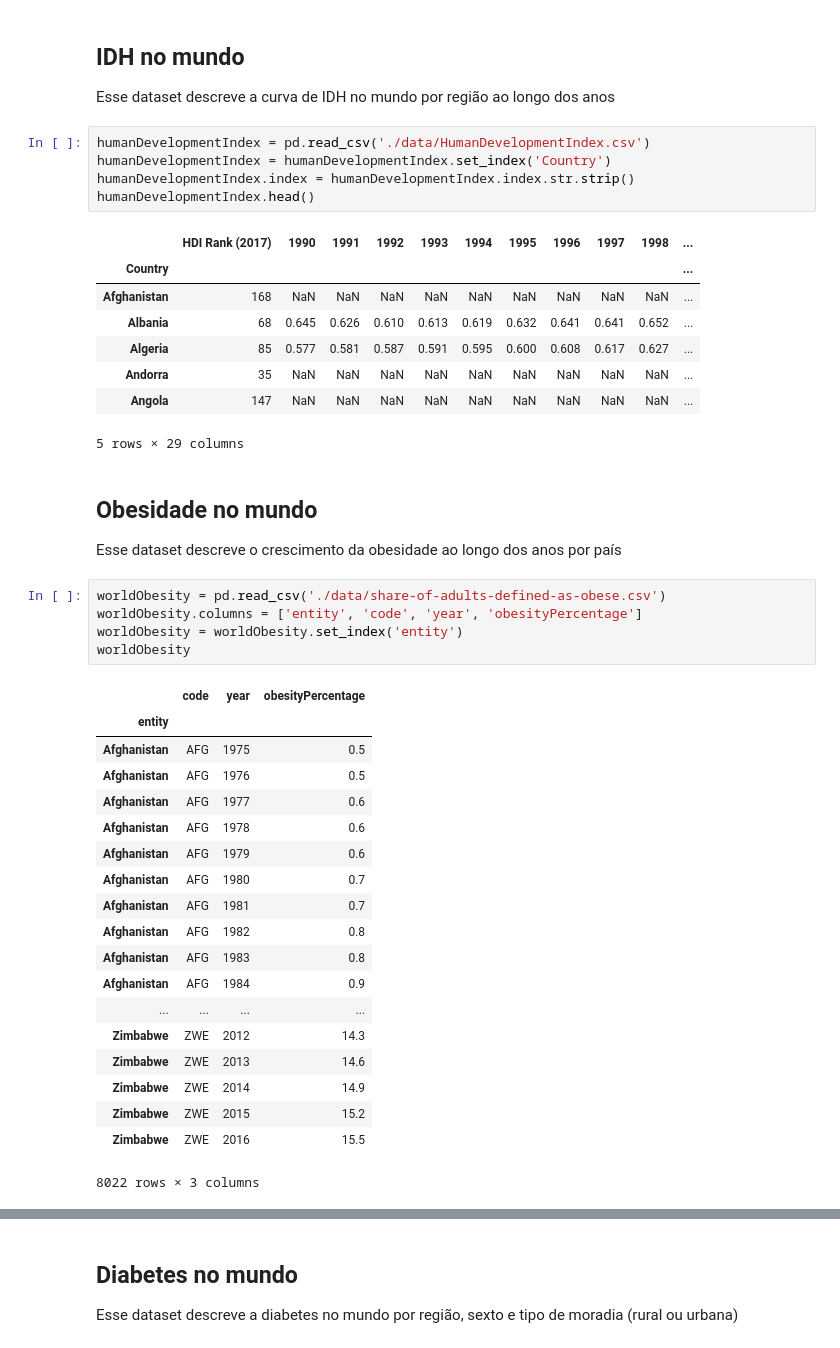
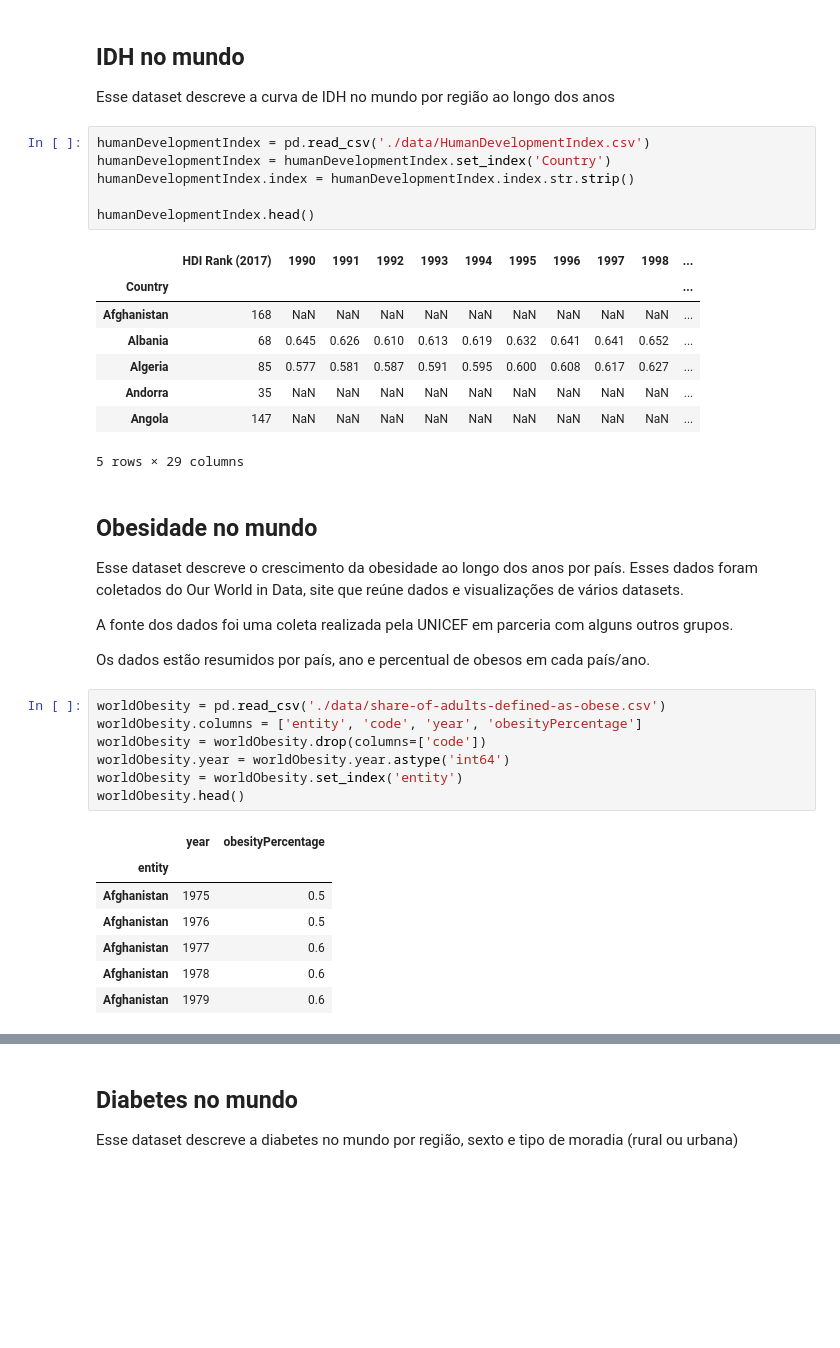
Before and after one commit to if1015-datascience-ufpe/2018-2-projeto-follow-up, a Jupyter notebook: src/Follow UP.ipynb, the cells around one changed output, grey strips where cells are left out. Saved outputs shown, nothing was run; the diff lists cells and outputs as text; blank space fills up the shorter version.

Commit message:
Adds some adjusts to the worldObesity and idh data pre-processment, and more details on world obesity dataset description

```diff
--- a/src/Follow UP.ipynb
+++ b/src/Follow UP.ipynb
@@ -17,6 +17,7 @@ Esse dataset descreve a curva de IDH no mundo por região ao longo dos anos
 humanDevelopmentIndex = pd.read_csv('./data/HumanDevelopmentIndex.csv')
 humanDevelopmentIndex = humanDevelopmentIndex.set_index('Country')
 humanDevelopmentIndex.index = humanDevelopmentIndex.index.str.strip()
+
 humanDevelopmentIndex.head()
 # %% [output]
 |  | HDI Rank (2017) | 1990 | 1991 | 1992 | 1993 | 1994 | 1995 | 1996 | 1997 | 1998 | ... |
@@ -27,32 +28,26 @@ humanDevelopmentIndex.head()
 | Andorra | 35 | NaN | NaN | NaN | NaN | NaN | NaN | NaN | NaN | NaN | ... |
 | Angola | 147 | NaN | NaN | NaN | NaN | NaN | NaN | NaN | NaN | NaN | ... |
 5 rows × 29 columns
-# %% [markdown]
-## Obesidade no mundo
-Esse dataset descreve o crescimento da obesidade ao longo dos anos por país
+# %% [markdown]
+## Obesidade no mundo
+Esse dataset descreve o crescimento da obesidade ao longo dos anos por país. Esses dados foram coletados do Our World in Data, site que reúne dados e visualizações de vários datasets.
+
+A fonte dos dados foi uma coleta realizada pela UNICEF em parceria com alguns outros grupos.
+
+Os dados estão resumidos por país, ano e percentual de obesos em cada país/ano.
 # %%
 worldObesity = pd.read_csv('./data/share-of-adults-defined-as-obese.csv')
 worldObesity.columns = ['entity', 'code', 'year', 'obesityPercentage']
+worldObesity = worldObesity.drop(columns=['code'])
+worldObesity.year = worldObesity.year.astype('int64')
 worldObesity = worldObesity.set_index('entity')
-worldObesity
+worldObesity.head()
 # %% [output]
-|  | code | year | obesityPercentage |
-| entity |  |  |  |
-| Afghanistan | AFG | 1975 | 0.5 |
-| Afghanistan | AFG | 1976 | 0.5 |
-| Afghanistan | AFG | 1977 | 0.6 |
-| Afghanistan | AFG | 1978 | 0.6 |
-| Afghanistan | AFG | 1979 | 0.6 |
-| Afghanistan | AFG | 1980 | 0.7 |
-| Afghanistan | AFG | 1981 | 0.7 |
-| Afghanistan | AFG | 1982 | 0.8 |
-| Afghanistan | AFG | 1983 | 0.8 |
-| Afghanistan | AFG | 1984 | 0.9 |
-| ... | ... | ... | ... |
-| Zimbabwe | ZWE | 2012 | 14.3 |
-| Zimbabwe | ZWE | 2013 | 14.6 |
-| Zimbabwe | ZWE | 2014 | 14.9 |
-| Zimbabwe | ZWE | 2015 | 15.2 |
-| Zimbabwe | ZWE | 2016 | 15.5 |
+|  | year | obesityPercentage |
+| entity |  |  |
+| Afghanistan | 1975 | 0.5 |
+| Afghanistan | 1976 | 0.5 |
+| Afghanistan | 1977 | 0.6 |
+| Afghanistan | 1978 | 0.6 |
+| Afghanistan | 1979 | 0.6 |
-8022 rows × 3 columns
 # %% [markdown]
```
Also changed, not shown: parts of 2 cells of this notebook.
